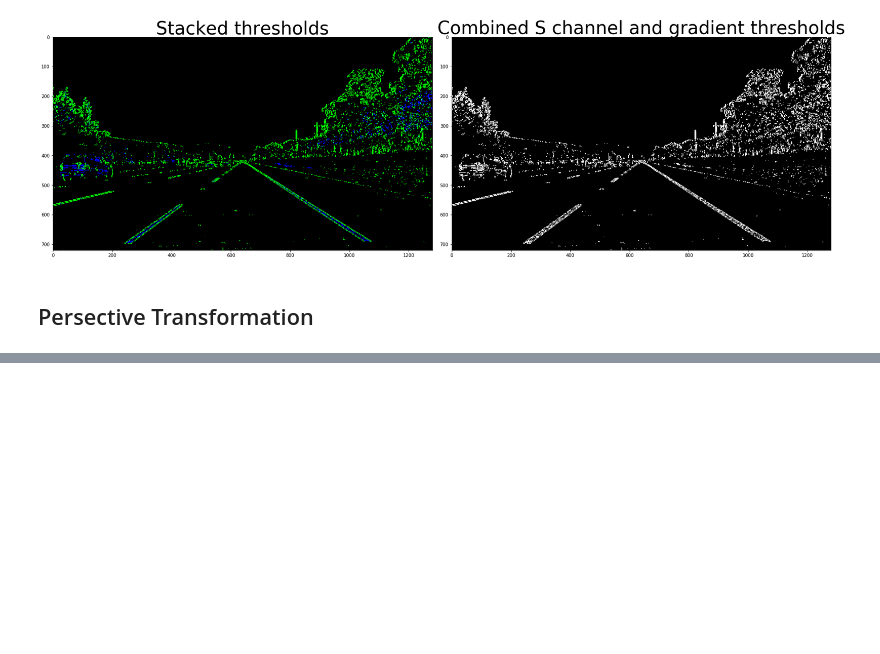
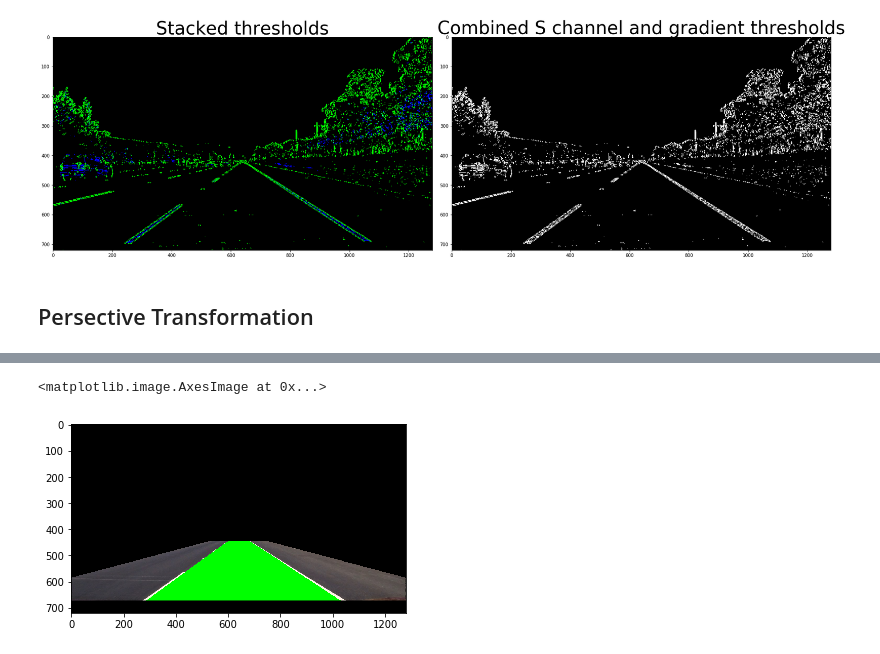
Before and after one commit to supercarl87/CarND-Advanced-Lane-Lines, a Jupyter notebook: lane_line.ipynb, the cells around one changed output, grey strips where cells are left out. Saved outputs shown, nothing was run; the diff lists cells and outputs as text; code cells hidden in the pictures; blank space fills up the shorter version.

```diff
--- a/lane_line.ipynb
+++ b/lane_line.ipynb
@@ -165,0 +392,11 @@ desplay_color(color_binary, combined_binary)
+# %%
+img_size = (out_img.shape[1], out_img.shape[0])
+
+line_on_orig_image = cv2.warpPerspective(ouput_just_plot, Minv, img_size, flags=cv2.INTER_LINEAR)
+
+
+
+plt.imshow(line_on_orig_image)
+# %% [output]
+<matplotlib.image.AxesImage at 0x...>
+[figure, added]
```
Also changed, not shown: parts of 11 cells of this notebook, 1 other file.
